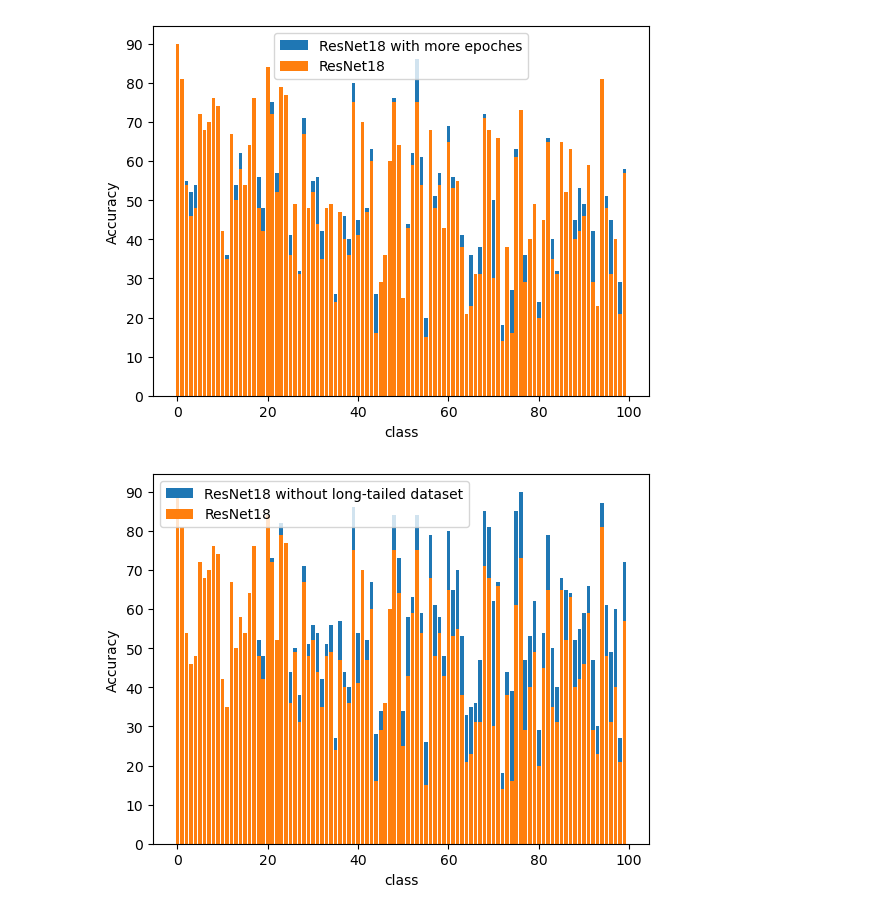
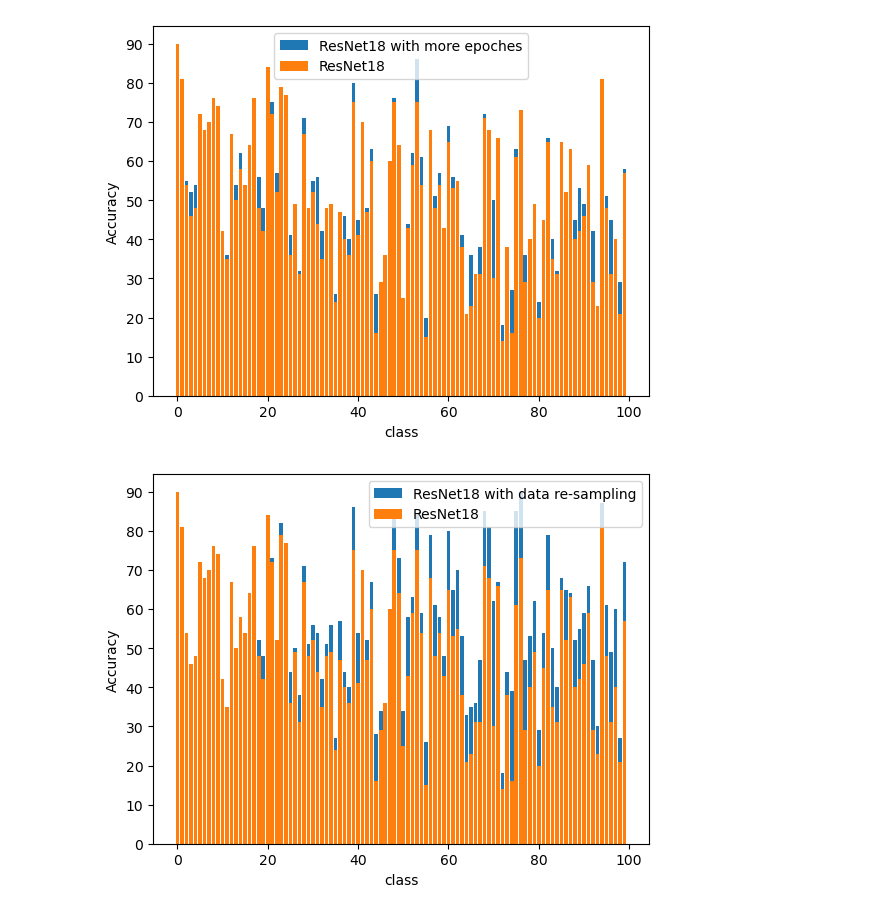
Before and after one commit to SLR567/computerVision_homework, a Jupyter notebook: long_tailed_recognition/plot_comparation.ipynb, the cells around one changed output. Cells and saved outputs as stored; diff of their text form; code cells hidden in the pictures.

```diff
--- a/long_tailed_recognition/plot_comparation.ipynb
+++ b/long_tailed_recognition/plot_comparation.ipynb
@@ -234,15 +262,15 @@ plt.show()
 # %%
 plt.xlabel('class')
 plt.ylabel('Accuracy')
 #plt.title("The change of accuracy under different classess")
 #plt.plot(class_number, class_acc, linewidth=2,  marker='.')
-plt.bar(classes, resnet18_none_acc,label="ResNet18 without long-tailed dataset")
+plt.bar(classes, resnet18_none_acc,label="ResNet18 with data re-sampling")
 plt.bar(classes, resnet18_acc,label="ResNet18")
 
 
 plt.yticks([0, 10, 20, 30, 40, 50,60,70,80,90])
 #plt.gca().invert_yaxis()
 plt.legend()
 plt.show()
 # %% [output]
-[figure, old version]
+[figure, new version]
```
Also changed, not shown: parts of 3 cells of this notebook, 1 other file.
